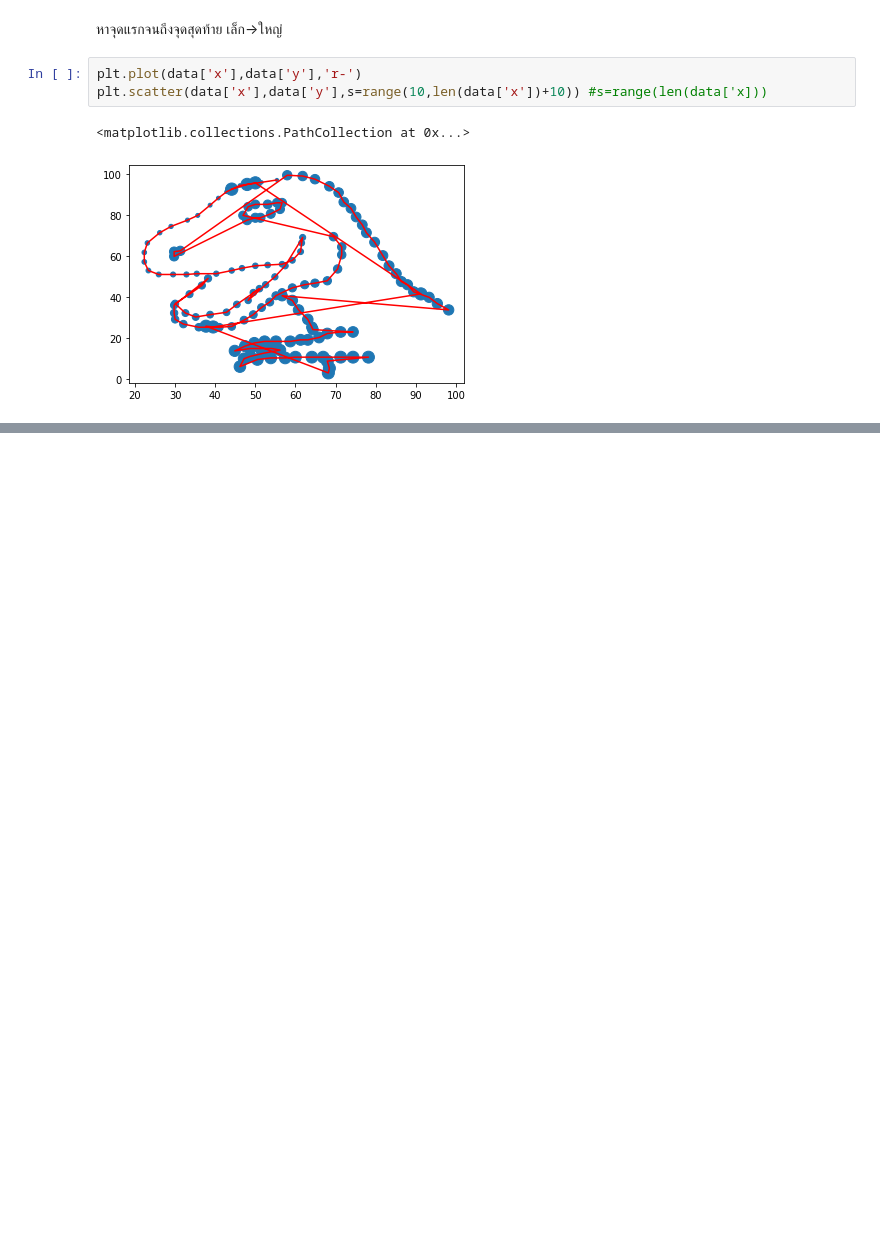
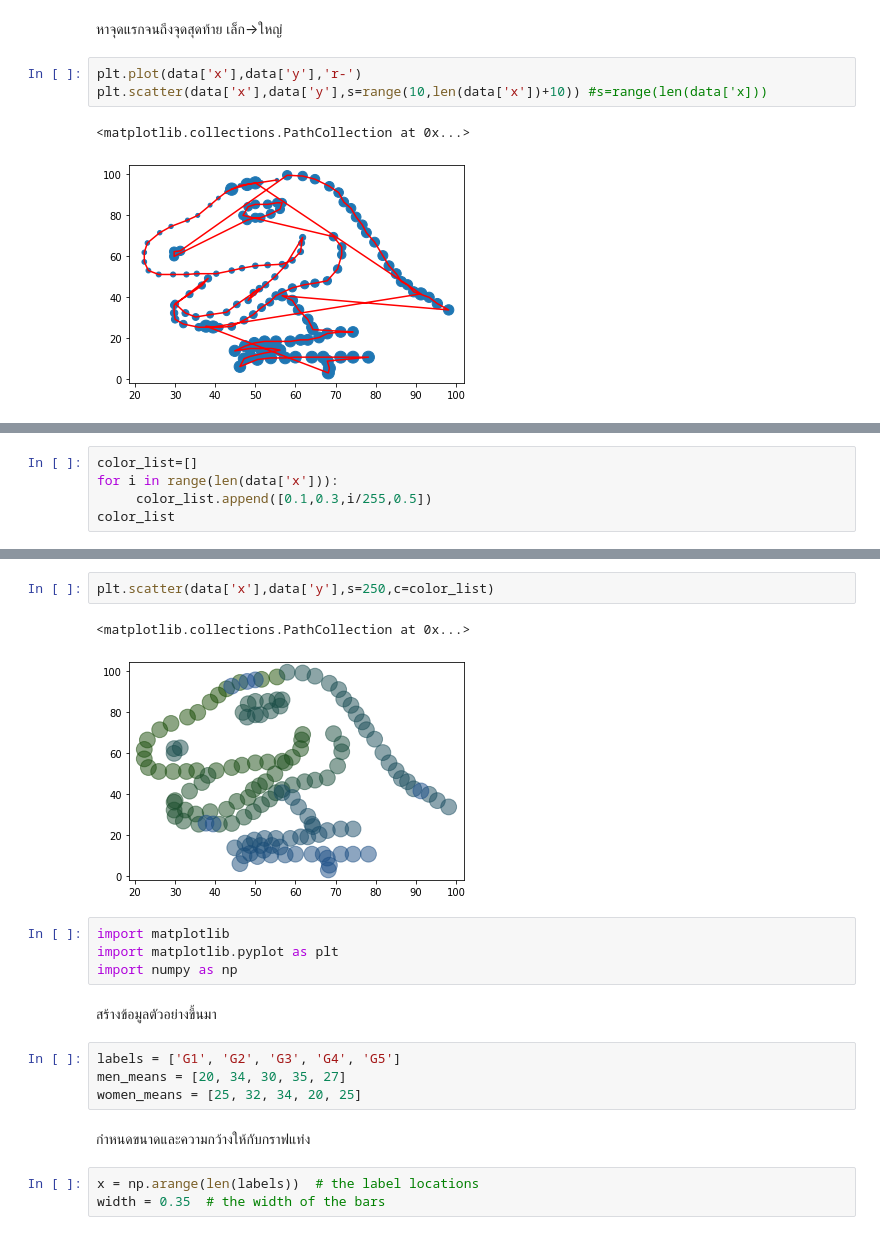
Before and after one commit to watcharapornn/KKU_data_mining, a Jupyter notebook: Data102.ipynb, the cells around one changed output, grey strips where cells are left out. Cells and saved outputs as stored; diff of their text form; blank space fills up the shorter version.

```diff
--- a/Data102.ipynb
+++ b/Data102.ipynb
@@ -267,0 +285,5 @@ plt.scatter(data['x'],data['y'],s=range(10,len(data['x'])+10)) #s=range(len(data
+# %%
+color_list=[]
+for i in range(len(data['x'])):
+     color_list.append([0.1,0.3,i/255,0.5])
+color_list
@@ -267,0 +308,20 @@ plt.scatter(data['x'],data['y'],s=range(10,len(data['x'])+10)) #s=range(len(data
+# %%
+plt.scatter(data['x'],data['y'],s=250,c=color_list)
+# %% [output]
+<matplotlib.collections.PathCollection at 0x...>
+[figure, added]
+# %%
+import matplotlib
+import matplotlib.pyplot as plt
+import numpy as np
+# %% [markdown]
+สร้างข้อมูลตัวอย่างขึ้นมา
+# %%
+labels = ['G1', 'G2', 'G3', 'G4', 'G5']
+men_means = [20, 34, 30, 35, 27]
+women_means = [25, 32, 34, 20, 25]
+# %% [markdown]
+กำหนดขนาดและความกว้างให้กับกราฟแท่ง
+# %%
+x = np.arange(len(labels))  # the label locations
+width = 0.35  # the width of the bars
```
Also changed, not shown: parts of 11 cells of this notebook.
